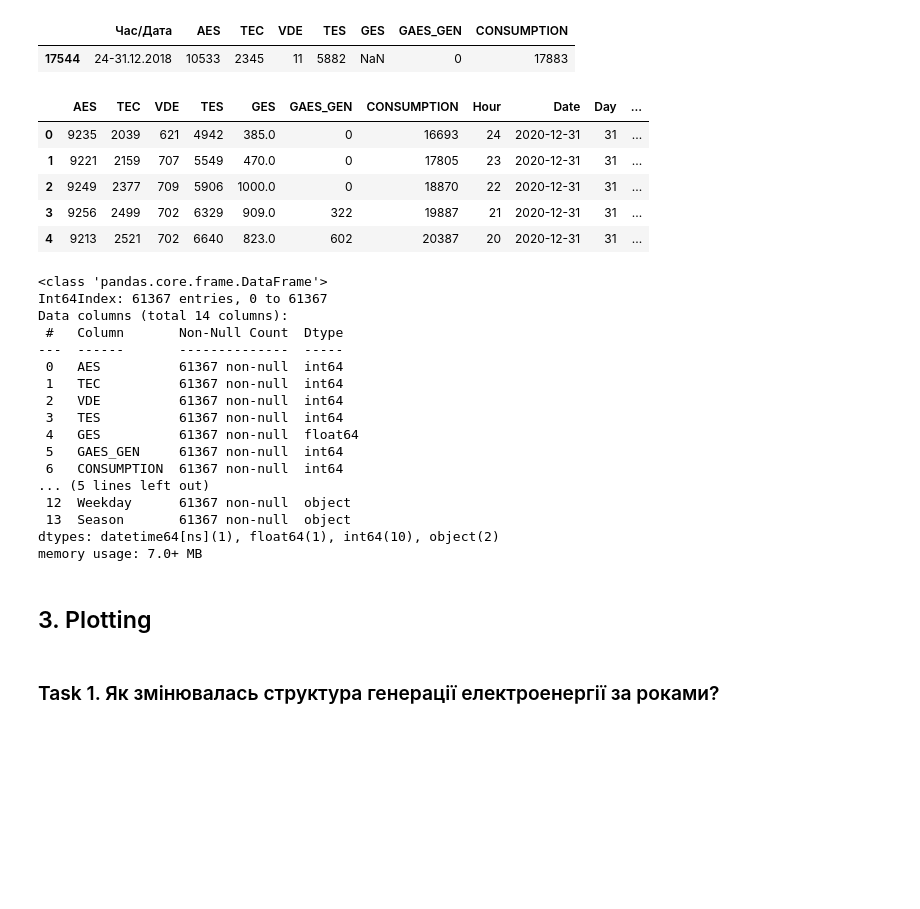
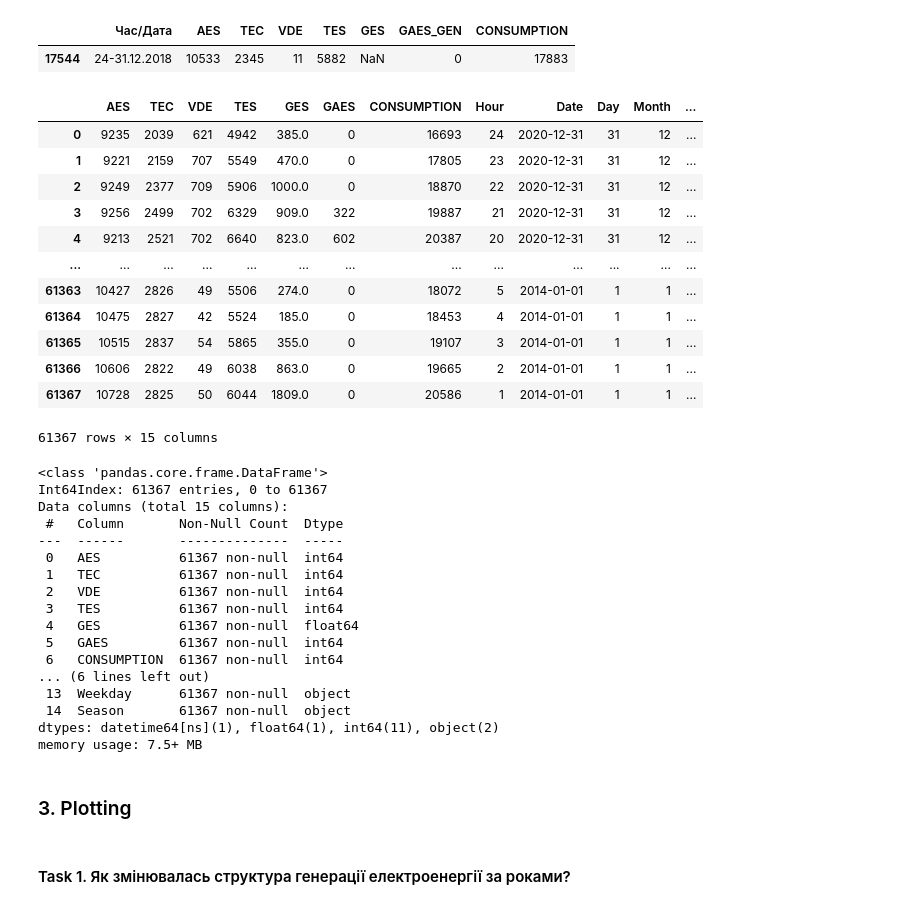
Before and after one commit to markilebyak/UCU_Visualization, a Jupyter notebook: HW2/HW2.ipynb, the cells around one changed output. Saved outputs shown, nothing was run; the diff lists cells and outputs as text; code cells hidden in the pictures; blank space fills up the shorter version.

```diff
--- a/HW2/HW2.ipynb
+++ b/HW2/HW2.ipynb
@@ -84,17 +85,19 @@ df.drop(df.index[[17544]], inplace=True)
 # %%
 # Transform columns
 
-df["Hour"]    = df["Час/Дата"].str.split("-",expand=True)[0]
-df["Date"]    = df["Час/Дата"].str.split("-",expand=True)[1]
-df["Day"]     = df["Date"].str.split(".",expand=True)[0]
-df["Month"]   = df["Date"].str.split(".",expand=True)[1]
-df["Year"]    = df["Date"].str.split(".",expand=True)[2]
-df["Hour"]    = pd.to_numeric(df["Hour"])
-df["Day"]     = pd.to_numeric(df["Day"])
-df["Month"]   = pd.to_numeric(df["Month"])
-df["Year"]    = pd.to_numeric(df["Year"])
-df["Date"]    = pd.to_datetime(df["Date"])
-df['Weekday'] = pd.Series(df["Date"]).dt.day_name()
+df["Hour"]     = df["Час/Дата"].str.split("-",expand=True)[0]
+df["Date"]     = df["Час/Дата"].str.split("-",expand=True)[1]
+df["Day"]      = df["Date"].str.split(".",expand=True)[0]
+df["Month"]    = df["Date"].str.split(".",expand=True)[1]
+df["Year"]     = df["Date"].str.split(".",expand=True)[2]
+df["Hour"]     = pd.to_numeric(df["Hour"])
+df["Day"]      = pd.to_numeric(df["Day"])
+df["Month"]    = pd.to_numeric(df["Month"])
+df["Year"]     = pd.to_numeric(df["Year"])
+df["Date"]     = pd.to_datetime(df["Date"])
+df["DayMonth"] = df.apply (lambda row: row["Date"].strftime('%j'), axis=1)
+df["DayMonth"] = pd.to_numeric(df["DayMonth"])
+df['Weekday']  = pd.Series(df["Date"]).dt.day_name()
 # %%
 # Add season column for next visualization
 
@@ -102,7 +105,6 @@ season_month = {
             12:'Winter', 1:'Winter', 2:'Winter',
             3:'Spring', 4:'Spring', 5:'Spring',
             6:'Summer', 7:'Summer', 8:'Summer',
-            9:'Autumn', 10:'Autumn', 11:'Autumn'}
-
-
+            9:'Autumn', 10:'Autumn', 11:'Autumn'
+}
 df["Season"] = df.apply (lambda row: season_month.get(row["Month"]), axis=1)
@@ -111,18 +118,30 @@ df.drop("Час/Дата", axis='columns', inplace=True)
+# %%
+# Drop not needed column and rename one to GAES
+
+df.drop("Час/Дата", axis='columns', inplace=True)
+df = df.rename(columns = {'GAES_GEN': 'GAES'}, inplace = False)
 # %%
-df.head()
+df
 # %% [output]
-|  | AES | TEC | VDE | TES | GES | GAES_GEN | CONSUMPTION | Hour | Date | Day | ... |
-| 0 | 9235 | 2039 | 621 | 4942 | 385.0 | 0 | 16693 | 24 | 2020-12-31 | 31 | ... |
-| 1 | 9221 | 2159 | 707 | 5549 | 470.0 | 0 | 17805 | 23 | 2020-12-31 | 31 | ... |
-| 2 | 9249 | 2377 | 709 | 5906 | 1000.0 | 0 | 18870 | 22 | 2020-12-31 | 31 | ... |
-| 3 | 9256 | 2499 | 702 | 6329 | 909.0 | 322 | 19887 | 21 | 2020-12-31 | 31 | ... |
-| 4 | 9213 | 2521 | 702 | 6640 | 823.0 | 602 | 20387 | 20 | 2020-12-31 | 31 | ... |
+|  | AES | TEC | VDE | TES | GES | GAES | CONSUMPTION | Hour | Date | Day | Month | ... |
+| 0 | 9235 | 2039 | 621 | 4942 | 385.0 | 0 | 16693 | 24 | 2020-12-31 | 31 | 12 | ... |
+| 1 | 9221 | 2159 | 707 | 5549 | 470.0 | 0 | 17805 | 23 | 2020-12-31 | 31 | 12 | ... |
+| 2 | 9249 | 2377 | 709 | 5906 | 1000.0 | 0 | 18870 | 22 | 2020-12-31 | 31 | 12 | ... |
+| 3 | 9256 | 2499 | 702 | 6329 | 909.0 | 322 | 19887 | 21 | 2020-12-31 | 31 | 12 | ... |
+| 4 | 9213 | 2521 | 702 | 6640 | 823.0 | 602 | 20387 | 20 | 2020-12-31 | 31 | 12 | ... |
+| ... | ... | ... | ... | ... | ... | ... | ... | ... | ... | ... | ... | ... |
+| 61363 | 10427 | 2826 | 49 | 5506 | 274.0 | 0 | 18072 | 5 | 2014-01-01 | 1 | 1 | ... |
+| 61364 | 10475 | 2827 | 42 | 5524 | 185.0 | 0 | 18453 | 4 | 2014-01-01 | 1 | 1 | ... |
+| 61365 | 10515 | 2837 | 54 | 5865 | 355.0 | 0 | 19107 | 3 | 2014-01-01 | 1 | 1 | ... |
+| 61366 | 10606 | 2822 | 49 | 6038 | 863.0 | 0 | 19665 | 2 | 2014-01-01 | 1 | 1 | ... |
+| 61367 | 10728 | 2825 | 50 | 6044 | 1809.0 | 0 | 20586 | 1 | 2014-01-01 | 1 | 1 | ... |
+61367 rows × 15 columns
 # %%
 df.info()
 # %% [output]
 <class 'pandas.core.frame.DataFrame'>
 Int64Index: 61367 entries, 0 to 61367
-Data columns (total 14 columns):
+Data columns (total 15 columns):
  #   Column       Non-Null Count  Dtype
 ---  ------       --------------  -----
  0   AES          61367 non-null  int64
@@ -130,14 +149,14 @@ Data columns (total 14 columns):
  2   VDE          61367 non-null  int64
  3   TES          61367 non-null  int64
  4   GES          61367 non-null  float64
- 5   GAES_GEN     61367 non-null  int64
+ 5   GAES         61367 non-null  int64
  6   CONSUMPTION  61367 non-null  int64
-... (5 lines left out)
- 12  Weekday      61367 non-null  object
- 13  Season       61367 non-null  object
-dtypes: datetime64[ns](1), float64(1), int64(10), object(2)
-memory usage: 7.0+ MB
+... (6 lines left out)
+ 13  Weekday      61367 non-null  object
+ 14  Season       61367 non-null  object
+dtypes: datetime64[ns](1), float64(1), int64(11), object(2)
+memory usage: 7.5+ MB
 # %% [markdown]
-## 3. Plotting
+### 3. Plotting
 # %% [markdown]
-### Task 1. Як змінювалась структура генерації електроенергії за роками?
+#### Task 1. Як змінювалась структура генерації електроенергії за роками?
```
Also changed, not shown: parts of 27 cells of this notebook, 6 other files.
